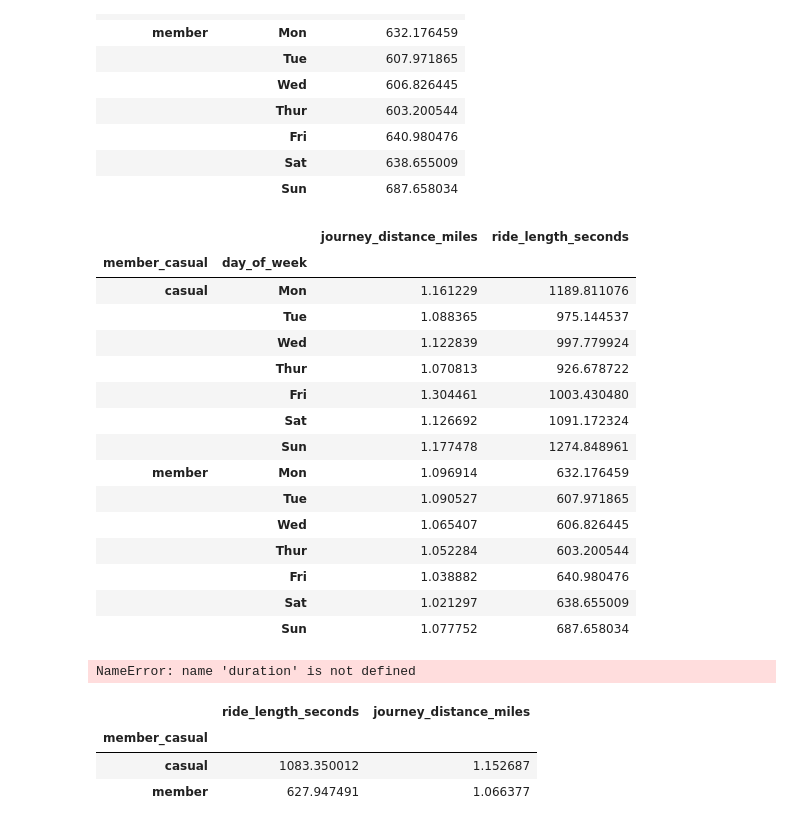
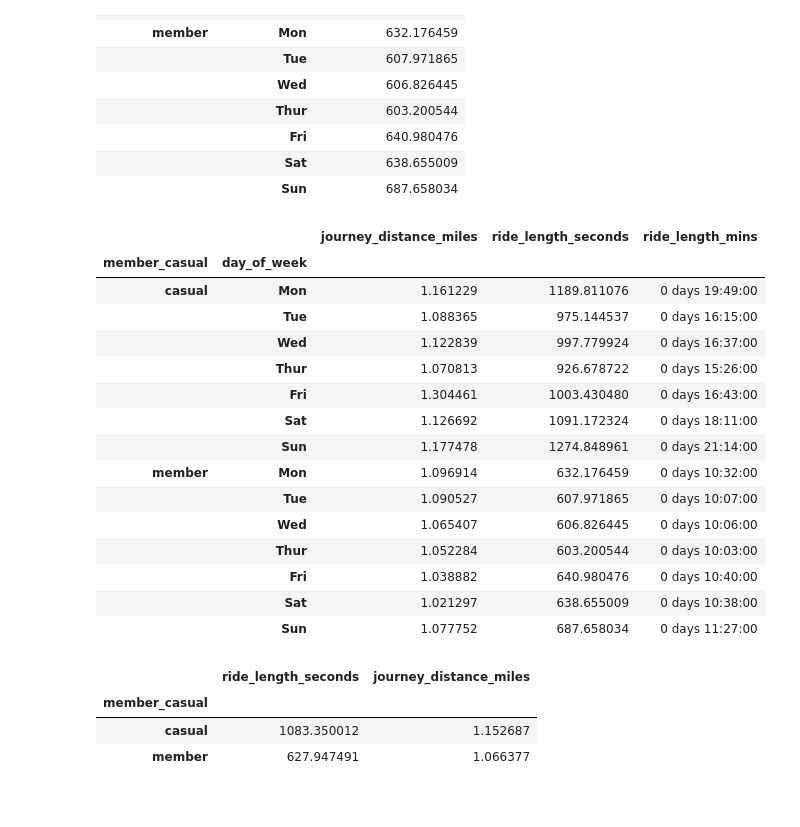
Before and after one commit to Coded123/Google_Data_Analytics_Capstone, a Jupyter notebook: cyclistic_bikeshare_project/cyclistic_bikeshare_analysis.ipynb, the cells around one changed output. Drawn from its saved outputs; the diff is of its cells as text; code cells hidden in the pictures.

```diff
--- a/cyclistic_bikeshare_project/cyclistic_bikeshare_analysis.ipynb
+++ b/cyclistic_bikeshare_project/cyclistic_bikeshare_analysis.ipynb
@@ -39,10 +40,10 @@ bike_share['rideable_type'].unique()
 array(['electric_bike', 'classic_bike'], dtype=object)
 # %%
 #create new column that displays ride length
-bike_share['ride_length_seconds'] = bike_share['end_time'] - bike_share['start_time']
+bike_share['ride_length'] = bike_share['end_time'] - bike_share['start_time']
 
 #create ride length in seconds for analysis. The error below is false positive
-bike_share['ride_length_seconds'] = bike_share['ride_length_seconds'].dt.total_seconds()
+bike_share['ride_length_seconds'] = bike_share['ride_length'].dt.total_seconds()
 # %%
 bike_share.head(5)
 # %% [output]
@@ -238,37 +242,30 @@ bike_share_mean
 # %%
 volume_count =mc_day_type['journey_distance_miles','ride_length_seconds'].mean().reset_index()
 
 volume_count['day_of_week'] = volume_count['day_of_week'].replace(weekday)
 
 volume_count.set_index(['member_casual', 'day_of_week'], inplace = True)
 
+volume_count['ride_length_mins'] =volume_count['ride_length_seconds'].astype('m8[m]')
+
 volume_count
 # %% [output]
-|  |  | journey_distance_miles | ride_length_seconds |
-| member_casual | day_of_week |  |  |
-| casual | Mon | 1.161229 | 1189.811076 |
-|  | Tue | 1.088365 | 975.144537 |
-|  | Wed | 1.122839 | 997.779924 |
-|  | Thur | 1.070813 | 926.678722 |
-|  | Fri | 1.304461 | 1003.430480 |
-|  | Sat | 1.126692 | 1091.172324 |
-|  | Sun | 1.177478 | 1274.848961 |
-| member | Mon | 1.096914 | 632.176459 |
-|  | Tue | 1.090527 | 607.971865 |
-|  | Wed | 1.065407 | 606.826445 |
-|  | Thur | 1.052284 | 603.200544 |
-|  | Fri | 1.038882 | 640.980476 |
-|  | Sat | 1.021297 | 638.655009 |
-|  | Sun | 1.077752 | 687.658034 |
+|  |  | journey_distance_miles | ride_length_seconds | ride_length_mins |
+| member_casual | day_of_week |  |  |  |
+| casual | Mon | 1.161229 | 1189.811076 | 0 days 19:49:00 |
+|  | Tue | 1.088365 | 975.144537 | 0 days 16:15:00 |
+|  | Wed | 1.122839 | 997.779924 | 0 days 16:37:00 |
+|  | Thur | 1.070813 | 926.678722 | 0 days 15:26:00 |
+|  | Fri | 1.304461 | 1003.430480 | 0 days 16:43:00 |
+|  | Sat | 1.126692 | 1091.172324 | 0 days 18:11:00 |
+|  | Sun | 1.177478 | 1274.848961 | 0 days 21:14:00 |
+| member | Mon | 1.096914 | 632.176459 | 0 days 10:32:00 |
+|  | Tue | 1.090527 | 607.971865 | 0 days 10:07:00 |
+|  | Wed | 1.065407 | 606.826445 | 0 days 10:06:00 |
+|  | Thur | 1.052284 | 603.200544 | 0 days 10:03:00 |
+|  | Fri | 1.038882 | 640.980476 | 0 days 10:40:00 |
+|  | Sat | 1.021297 | 638.655009 | 0 days 10:38:00 |
+|  | Sun | 1.077752 | 687.658034 | 0 days 11:27:00 |
-# %%
-
-
-seconds = duration.total_seconds()
-minutes = (seconds % 3600) // 60
-seconds = seconds % 60
-'{} minutes, {} seconds'.format(minutes, seconds)
-# %% [output]
-NameError: name 'duration' is not defined
 # %%
 mc_type['ride_length_seconds','journey_distance_miles'].mean()
 # %% [output]
```
Also changed, not shown: parts of 5 cells of this notebook.
